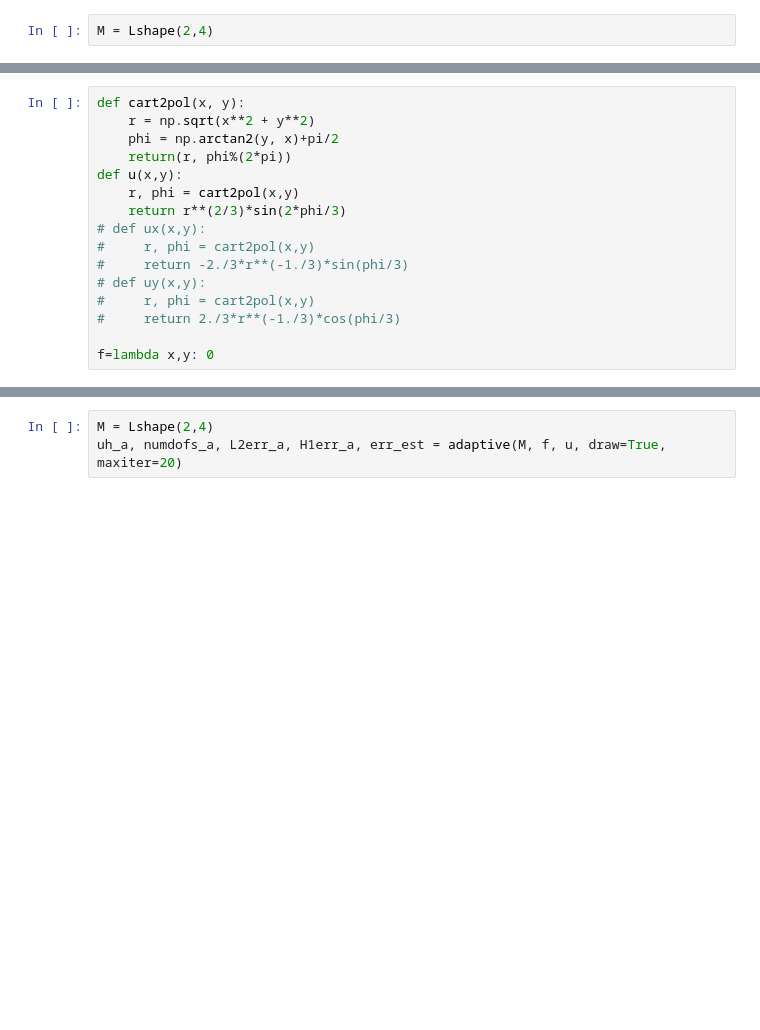
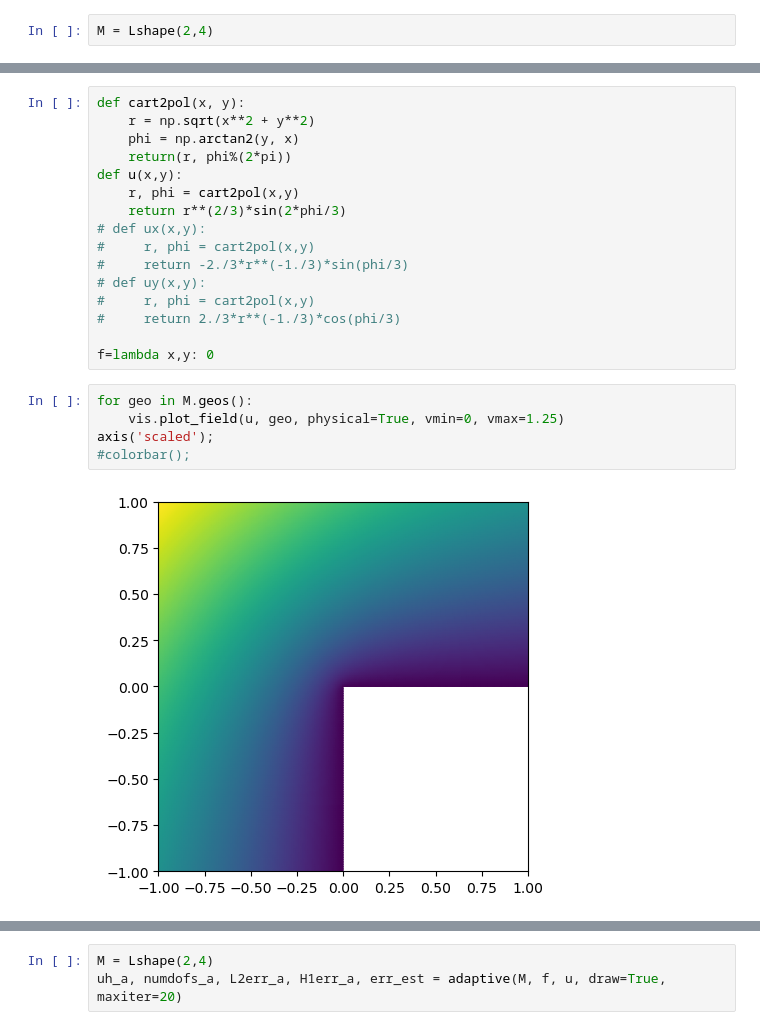
Before and after one commit to c-f-h/pyiga, a Jupyter notebook: notebooks/Test.ipynb, the cells around one changed output, grey strips where cells are left out. Saved outputs shown, nothing was run; the diff lists cells and outputs as text; blank space fills up the shorter version.

```diff
--- a/notebooks/Test.ipynb
+++ b/notebooks/Test.ipynb
@@ -877,7 +880,7 @@ M.draw()
 # %%
 def cart2pol(x, y):
     r = np.sqrt(x**2 + y**2)
-    phi = np.arctan2(y, x)+pi/2
+    phi = np.arctan2(y, x)
     return(r, phi%(2*pi))
 def u(x,y):
     r, phi = cart2pol(x,y)
@@ -890,3 +893,10 @@ def u(x,y):
 #     return 2./3*r**(-1./3)*cos(phi/3)
 
 f=lambda x,y: 0
+# %%
+for geo in M.geos():
+    vis.plot_field(u, geo, physical=True, vmin=0, vmax=1.25)
+axis('scaled');
+#colorbar();
+# %% [output]
+[figure, added]
```
Also changed, not shown: parts of 19 cells of this notebook.
